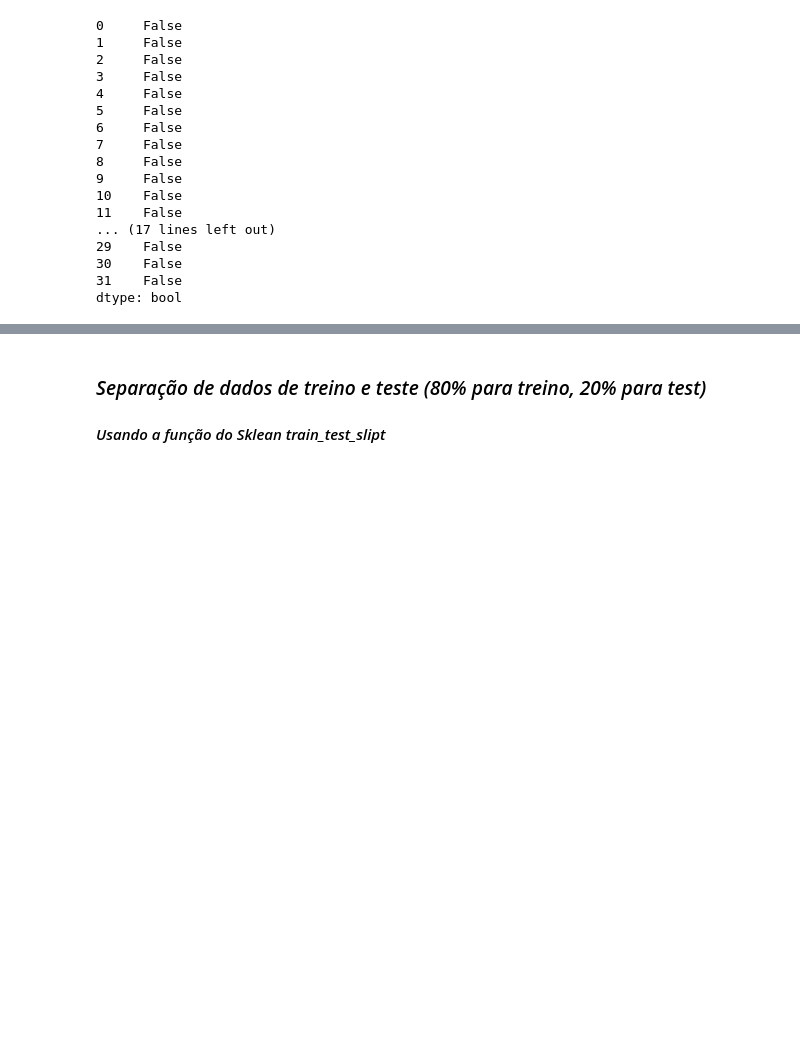
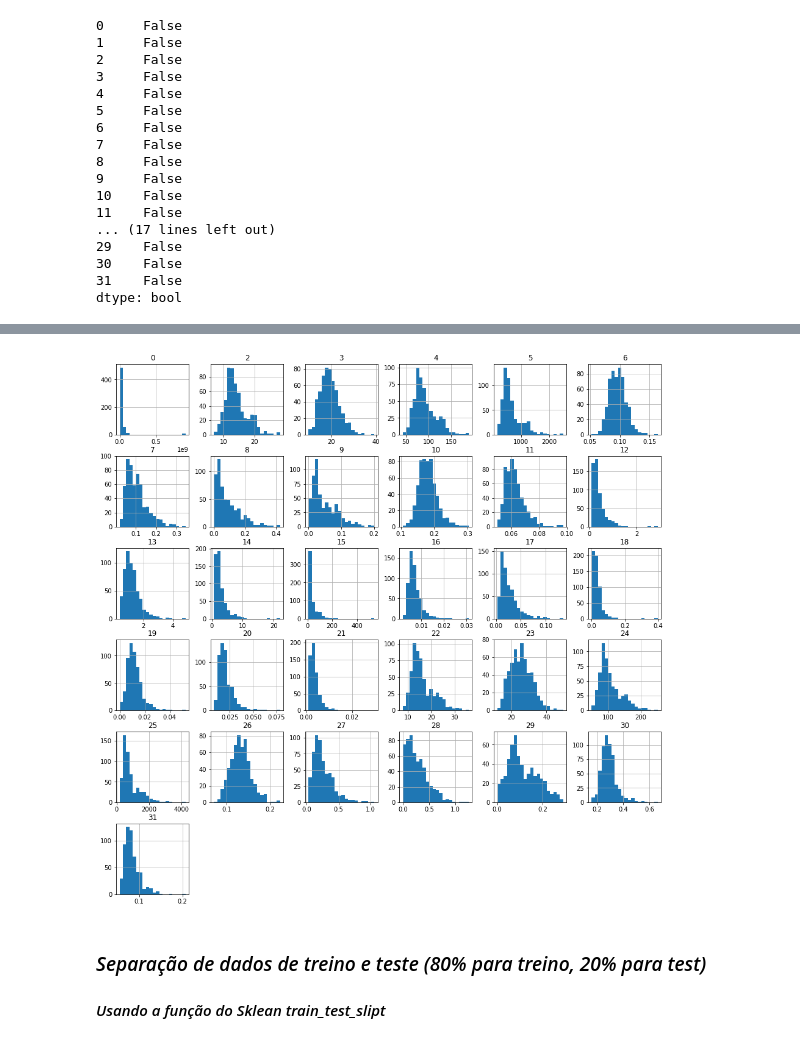
Before and after one commit to JoaoMateus1010/MachineLearning, a Jupyter notebook: works/Lista_07/Lista07.ipynb, the cells around one changed output, grey strips where cells are left out. Saved outputs shown, nothing was run; the diff lists cells and outputs as text; code cells hidden in the pictures; blank space fills up the shorter version.

```diff
--- a/works/Lista_07/Lista07.ipynb
+++ b/works/Lista_07/Lista07.ipynb
@@ -72,3 +96,7 @@ dtype: bool
+# %%
+Dataframe.hist(figsize=(16,16),bins=20);
+# %% [output]
+[figure, added]
 # %% [markdown]
 ### *Separação de dados de treino e teste (80% para treino, 20% para test)*
 #### *Usando a função do Sklean train_test_slipt*
```
Also changed, not shown: parts of 22 cells of this notebook.
